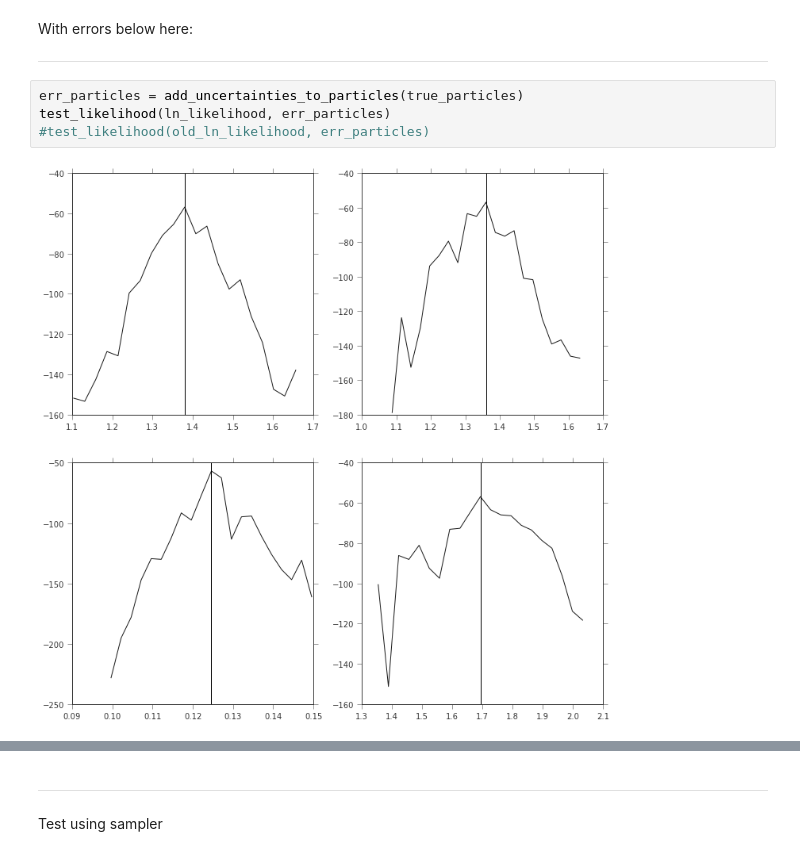
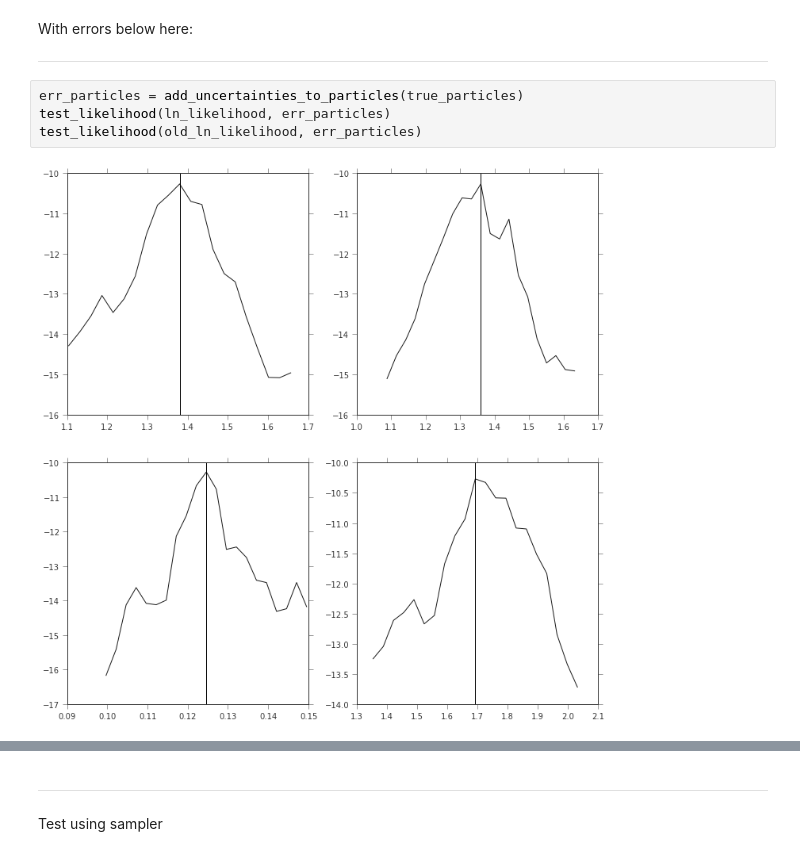
Before and after one commit to adrn/streams, a Jupyter notebook: text/notebooks/Compute covariance matrix.ipynb, the cells around one changed output, grey strips where cells are left out. Saved outputs shown, nothing was run; the diff lists cells and outputs as text.

Commit message:
test slogdet

```diff
--- a/text/notebooks/Compute covariance matrix.ipynb
+++ b/text/notebooks/Compute covariance matrix.ipynb
@@ -133,6 +146,6 @@ With errors below here:
 # %%
 err_particles = add_uncertainties_to_particles(true_particles)
 test_likelihood(ln_likelihood, err_particles)
-#test_likelihood(old_ln_likelihood, err_particles)
+test_likelihood(old_ln_likelihood, err_particles)
 # %% [output]
-[figure, old version]
+[figure, new version]
```
Also changed, not shown: parts of 3 cells of this notebook.
